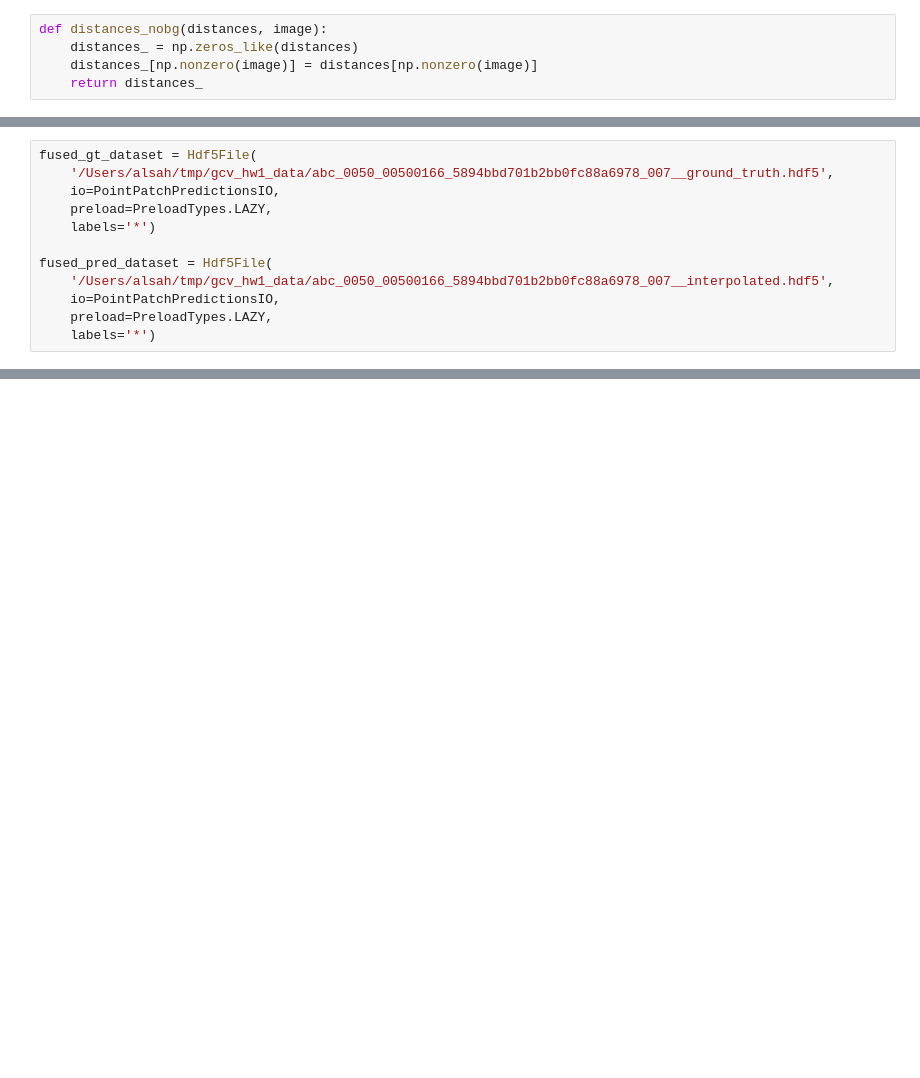
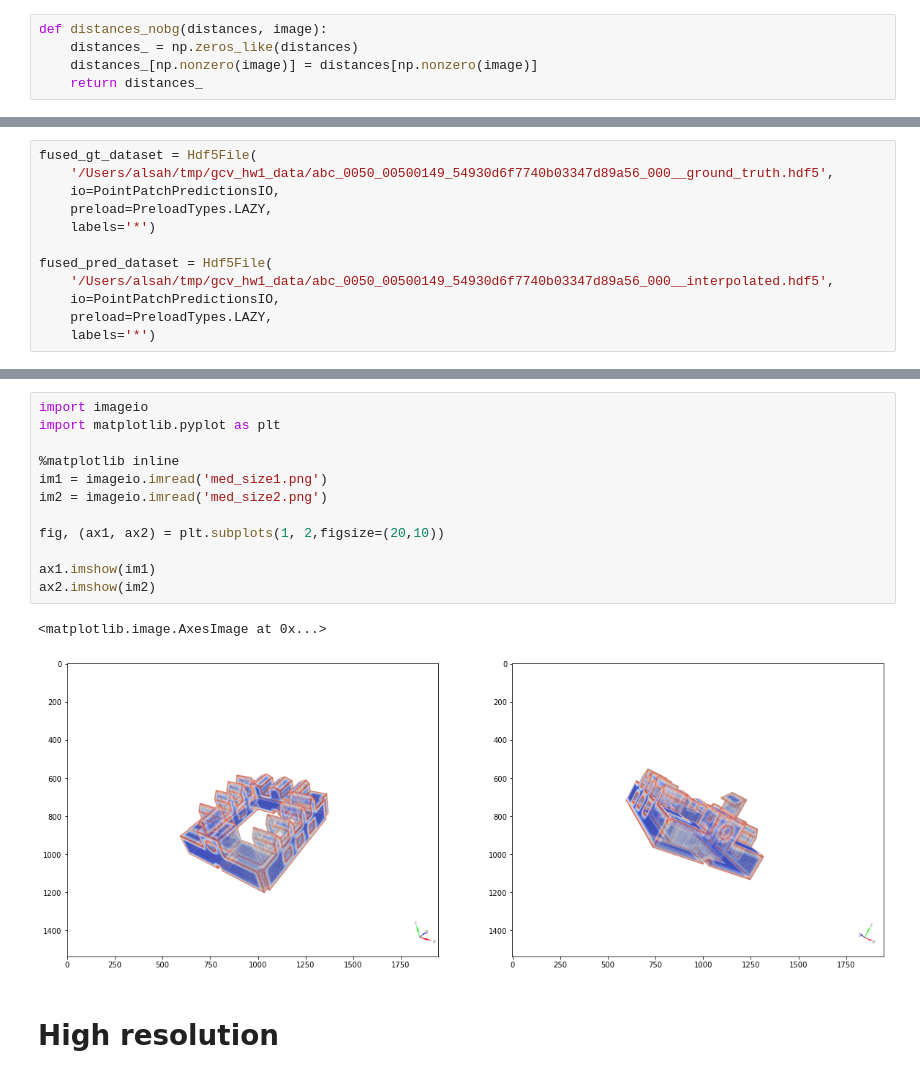
Before and after one commit to NadezhdaAlsahanova/gcv_hw1, a Jupyter notebook: notebooks/gcv_v20211_hw1.ipynb, the cells around one changed output, grey strips where cells are left out. Cells and saved outputs as stored; diff of their text form; blank space fills up the shorter version.

```diff
--- a/notebooks/gcv_v20211_hw1.ipynb
+++ b/notebooks/gcv_v20211_hw1.ipynb
@@ -76,12 +78,12 @@ display_depth_sharpness(
 # %%
 fused_gt_dataset = Hdf5File(
-    '/Users/alsah/tmp/gcv_hw1_data/abc_0050_00500166_5894bbd701b2bb0fc88a6978_007__ground_truth.hdf5',
+    '/Users/alsah/tmp/gcv_hw1_data/abc_0050_00500149_54930d6f7740b03347d89a56_000__ground_truth.hdf5',
     io=PointPatchPredictionsIO,
     preload=PreloadTypes.LAZY,
     labels='*')
 
 fused_pred_dataset = Hdf5File(
-    '/Users/alsah/tmp/gcv_hw1_data/abc_0050_00500166_5894bbd701b2bb0fc88a6978_007__interpolated.hdf5',
+    '/Users/alsah/tmp/gcv_hw1_data/abc_0050_00500149_54930d6f7740b03347d89a56_000__interpolated.hdf5',
     io=PointPatchPredictionsIO,
     preload=PreloadTypes.LAZY,
     labels='*')
@@ -92,3 +94,20 @@ display_sharpness(
 )
 # %% [output]
 [interactive output not drawn]
+# %%
+import imageio
+import matplotlib.pyplot as plt
+
+%matplotlib inline
+im1 = imageio.imread('med_size1.png')
+im2 = imageio.imread('med_size2.png')
+
+fig, (ax1, ax2) = plt.subplots(1, 2,figsize=(20,10))
+
+ax1.imshow(im1)
+ax2.imshow(im2)
+# %% [output]
+<matplotlib.image.AxesImage at 0x...>
+[figure, added]
+# %% [markdown]
+# High resolution
```
Also changed, not shown: parts of 14 cells of this notebook, 12 other files.
